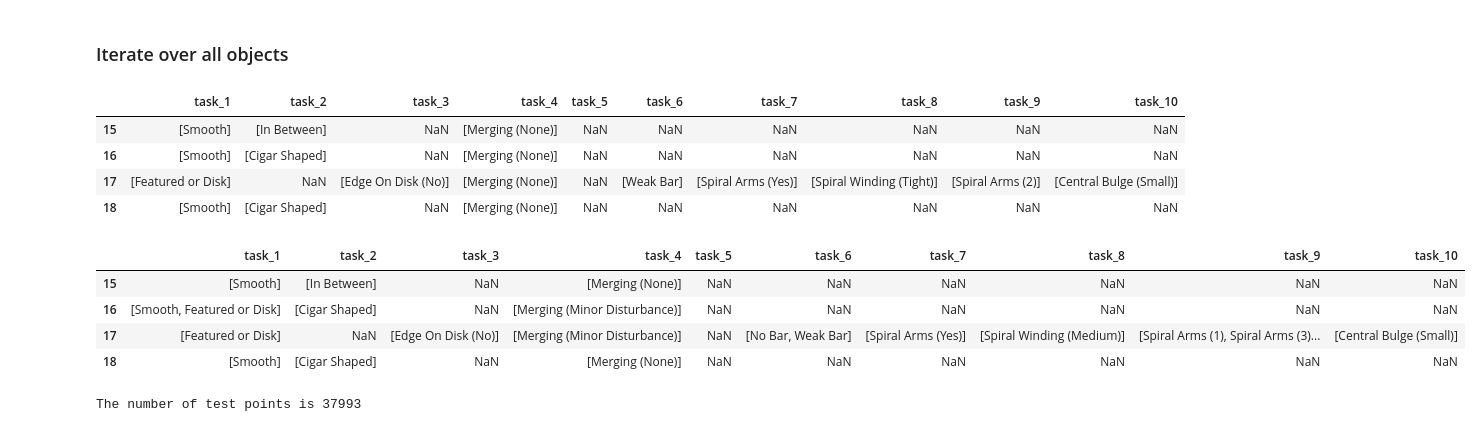
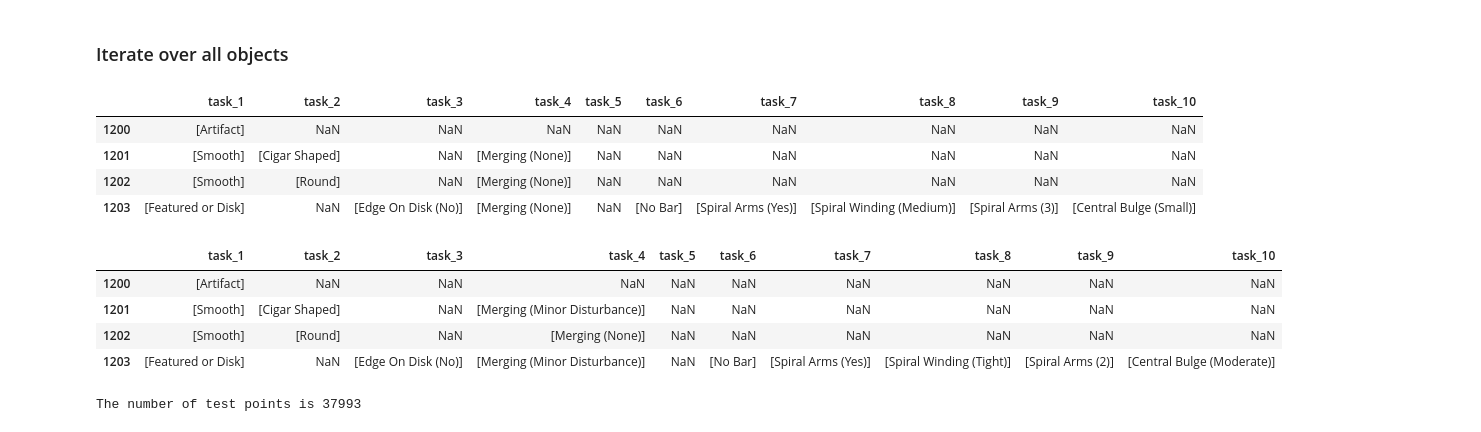
Before and after one commit to Harry45/MTL, a Jupyter notebook: decals.ipynb, the cells around one changed output. Drawn from its saved outputs; the diff is of its cells as text; code cells hidden in the pictures.

```diff
--- a/decals.ipynb
+++ b/decals.ipynb
@@ -509,22 +509,24 @@ tree_test_df = pd.concat(tree_test)
 # %%
 tree_pred_df.reset_index(drop=True, inplace=True)
 tree_test_df.reset_index(drop=True, inplace=True)
+# %%
+idxs = [1200, 1201, 1202, 1203]
 # %%
-tree_pred_df.iloc[15:19]
+tree_pred_df.iloc[idxs]
 # %% [output]
 |  | task_1 | task_2 | task_3 | task_4 | task_5 | task_6 | task_7 | task_8 | task_9 | task_10 |
-| 15 | [Smooth] | [In Between] | NaN | [Merging (None)] | NaN | NaN | NaN | NaN | NaN | NaN |
-| 16 | [Smooth] | [Cigar Shaped] | NaN | [Merging (None)] | NaN | NaN | NaN | NaN | NaN | NaN |
-| 17 | [Featured or Disk] | NaN | [Edge On Disk (No)] | [Merging (None)] | NaN | [Weak Bar] | [Spiral Arms (Yes)] | [Spiral Winding (Tight)] | [Spiral Arms (2)] | [Central Bulge (Small)] |
-| 18 | [Smooth] | [Cigar Shaped] | NaN | [Merging (None)] | NaN | NaN | NaN | NaN | NaN | NaN |
+| 1200 | [Artifact] | NaN | NaN | NaN | NaN | NaN | NaN | NaN | NaN | NaN |
+| 1201 | [Smooth] | [Cigar Shaped] | NaN | [Merging (None)] | NaN | NaN | NaN | NaN | NaN | NaN |
+| 1202 | [Smooth] | [Round] | NaN | [Merging (None)] | NaN | NaN | NaN | NaN | NaN | NaN |
+| 1203 | [Featured or Disk] | NaN | [Edge On Disk (No)] | [Merging (None)] | NaN | [No Bar] | [Spiral Arms (Yes)] | [Spiral Winding (Medium)] | [Spiral Arms (3)] | [Central Bulge (Small)] |
 # %%
-tree_test_df.iloc[15:19]
+tree_test_df.iloc[idxs]
 # %% [output]
 |  | task_1 | task_2 | task_3 | task_4 | task_5 | task_6 | task_7 | task_8 | task_9 | task_10 |
-| 15 | [Smooth] | [In Between] | NaN | [Merging (None)] | NaN | NaN | NaN | NaN | NaN | NaN |
-| 16 | [Smooth, Featured or Disk] | [Cigar Shaped] | NaN | [Merging (Minor Disturbance)] | NaN | NaN | NaN | NaN | NaN | NaN |
-| 17 | [Featured or Disk] | NaN | [Edge On Disk (No)] | [Merging (Minor Disturbance)] | NaN | [No Bar, Weak Bar] | [Spiral Arms (Yes)] | [Spiral Winding (Medium)] | [Spiral Arms (1), Spiral Arms (3)... | [Central Bulge (Small)] |
-| 18 | [Smooth] | [Cigar Shaped] | NaN | [Merging (None)] | NaN | NaN | NaN | NaN | NaN | NaN |
+| 1200 | [Artifact] | NaN | NaN | NaN | NaN | NaN | NaN | NaN | NaN | NaN |
+| 1201 | [Smooth] | [Cigar Shaped] | NaN | [Merging (Minor Disturbance)] | NaN | NaN | NaN | NaN | NaN | NaN |
+| 1202 | [Smooth] | [Round] | NaN | [Merging (None)] | NaN | NaN | NaN | NaN | NaN | NaN |
+| 1203 | [Featured or Disk] | NaN | [Edge On Disk (No)] | [Merging (Minor Disturbance)] | NaN | [No Bar] | [Spiral Arms (Yes)] | [Spiral Winding (Tight)] | [Spiral Arms (2)] | [Central Bulge (Moderate)] |
 # %%
 test_dataset = DECaLSDataset(mode='test', augment=False)
 test_loader = DataLoader(dataset=test_dataset, batch_size=1, shuffle=False)
```
Also changed, not shown: parts of 2 cells of this notebook.
